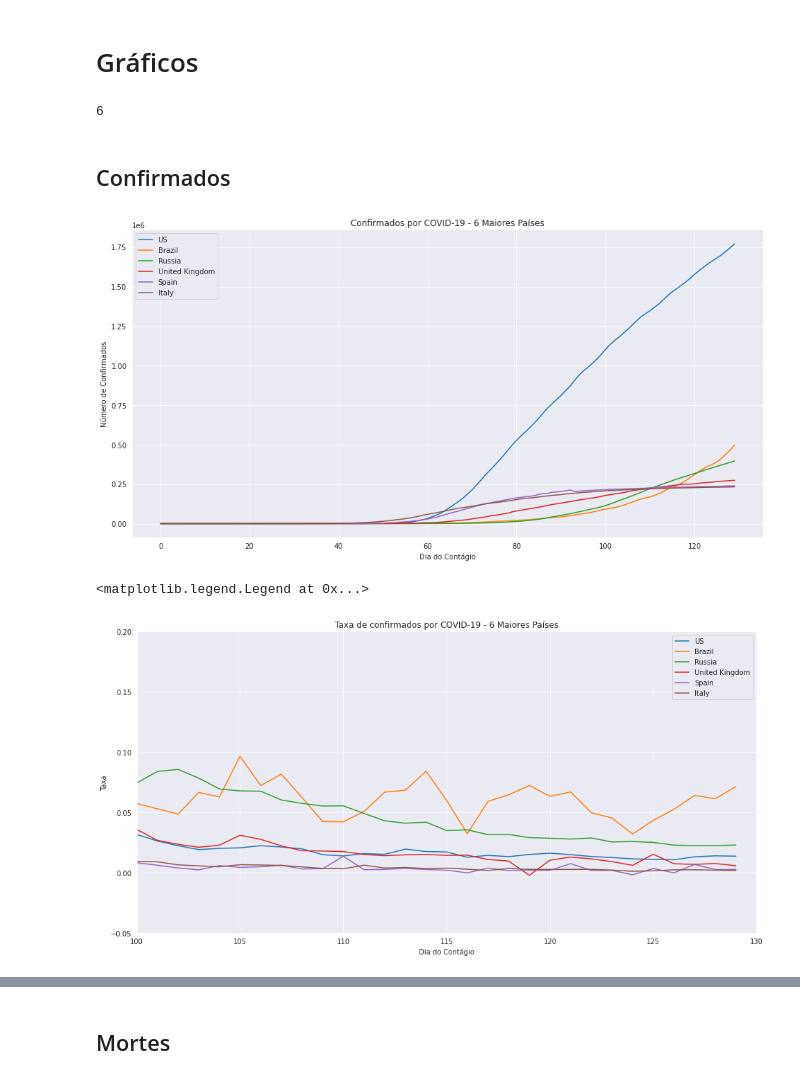
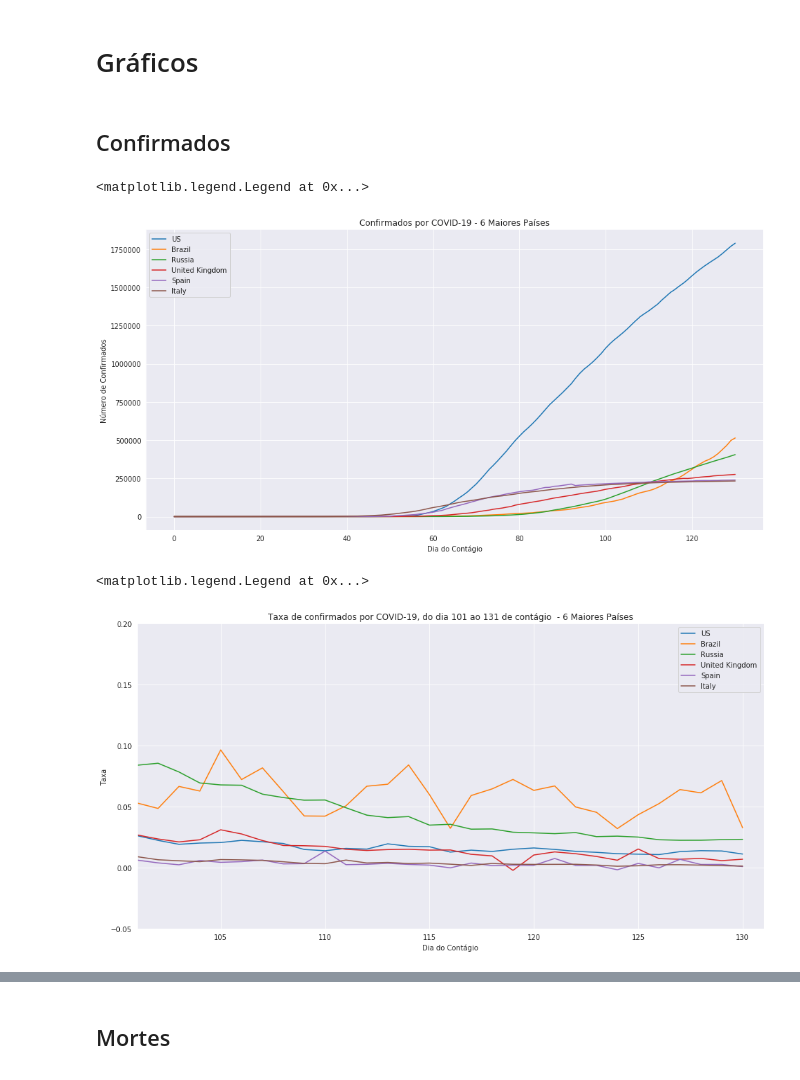
Before and after one commit to Manuelfjr/Covid19, a Jupyter notebook: code/Covid_19.ipynb, the cells around one changed output, grey strips where cells are left out. Cells and saved outputs as stored; diff of their text form; code cells hidden in the pictures.

```diff
--- a/code/Covid_19.ipynb
+++ b/code/Covid_19.ipynb
@@ -41,47 +41,44 @@ db_confirmed.head()
 # %% [markdown]
 # Gráficos
-# %%
-date = '5/30/20'
-n
-# %% [output]
-6
+# %%
+date, days, weeks, n_weeks, n, k = '5/31/20', 30, 4, 18, 6, 5
 # %% [markdown]
 ## Confirmados
 # %%
 maxconfirmed = db_confirmed_country[date].sort_values(ascending=False)[:n]
 # %%
 fig, ax = plt.subplots(nrows=1,ncols=1,figsize=(16,8))
-n = 6
 for i in maxconfirmed.index:
   ax.plot(range(db_confirmed_country.T.shape[0]), db_confirmed_country.T[i],label=i)
 plt.xlabel('Dia do Contágio')
 plt.ylabel('Número de Confirmados')
 plt.title('Confirmados por COVID-19 - {} Maiores Países'.format(n))
 plt.legend()
-plt.savefig('confirmedcovid.png')
+#plt.savefig('confirmedcovid.png')
 # %% [output]
+<matplotlib.legend.Legend at 0x...>
-[figure, old version]
+[figure, new version]
 # %%
-percconfirm = pd.DataFrame(np.zeros((130,188)), index = db_confirmed_country.columns, columns=db_confirmed_country.index)
+percconfirmed = pd.DataFrame(np.zeros((db_confirmed_country.shape[1],db_confirmed_country.shape[0])), index = db_confirmed_country.columns, columns=db_confirmed_country.index)
 # %%
 for i in db_confirmed_country.T.columns:
   for j in range(db_confirmed_country.T.shape[0]-1):
     if db_confirmed_country.T[i][j] != 0:
-      percconfirm[i][j+1] = ((db_confirmed_country.T[i][j+1]- db_confirmed_country.T[i][j])/db_confirmed_country.T[i][j])
+      percconfirmed[i][j+1] = ((db_confirmed_country.T[i][j+1]- db_confirmed_country.T[i][j])/db_confirmed_country.T[i][j])
 # %%
-a = pd.DataFrame(percconfirm.T[date].sort_values(ascending = True)).T
+a = pd.DataFrame(percconfirmed.T[date].sort_values(ascending = True)).T
 ixmaxconf = a[maxconfirmed.index].columns
 # %%
 fig, ax = plt.subplots(nrows=1,ncols=1,figsize=(16,8))
 n = 6
 for i in ixmaxconf:
-  ax.plot(range(percconfirm.shape[0]), percconfirm[i],label=i)
-  ax.set_xlim(100,130)
+  ax.plot(range(percconfirmed.shape[0]), percconfirmed[i],label=i)
+  ax.set_xlim(db_confirmed_country.shape[1] - days,db_confirmed_country.shape[1])
   ax.set_ylim(-0.05,0.2)
 plt.xlabel('Dia do Contágio')
 plt.ylabel('Taxa')
-plt.title('Taxa de confirmados por COVID-19 - {} Maiores Países'.format(n))
+plt.title('Taxa de confirmados por COVID-19, do dia {} ao {} de contágio  - {} Maiores Países'.format(db_confirmed_country.shape[1] - days,db_confirmed_country.shape[1],n))
 plt.legend()
 # %% [output]
 <matplotlib.legend.Legend at 0x...>
-[figure, old version]
+[figure, new version]
```
Also changed, not shown: parts of 21 cells of this notebook, 2 other files.
